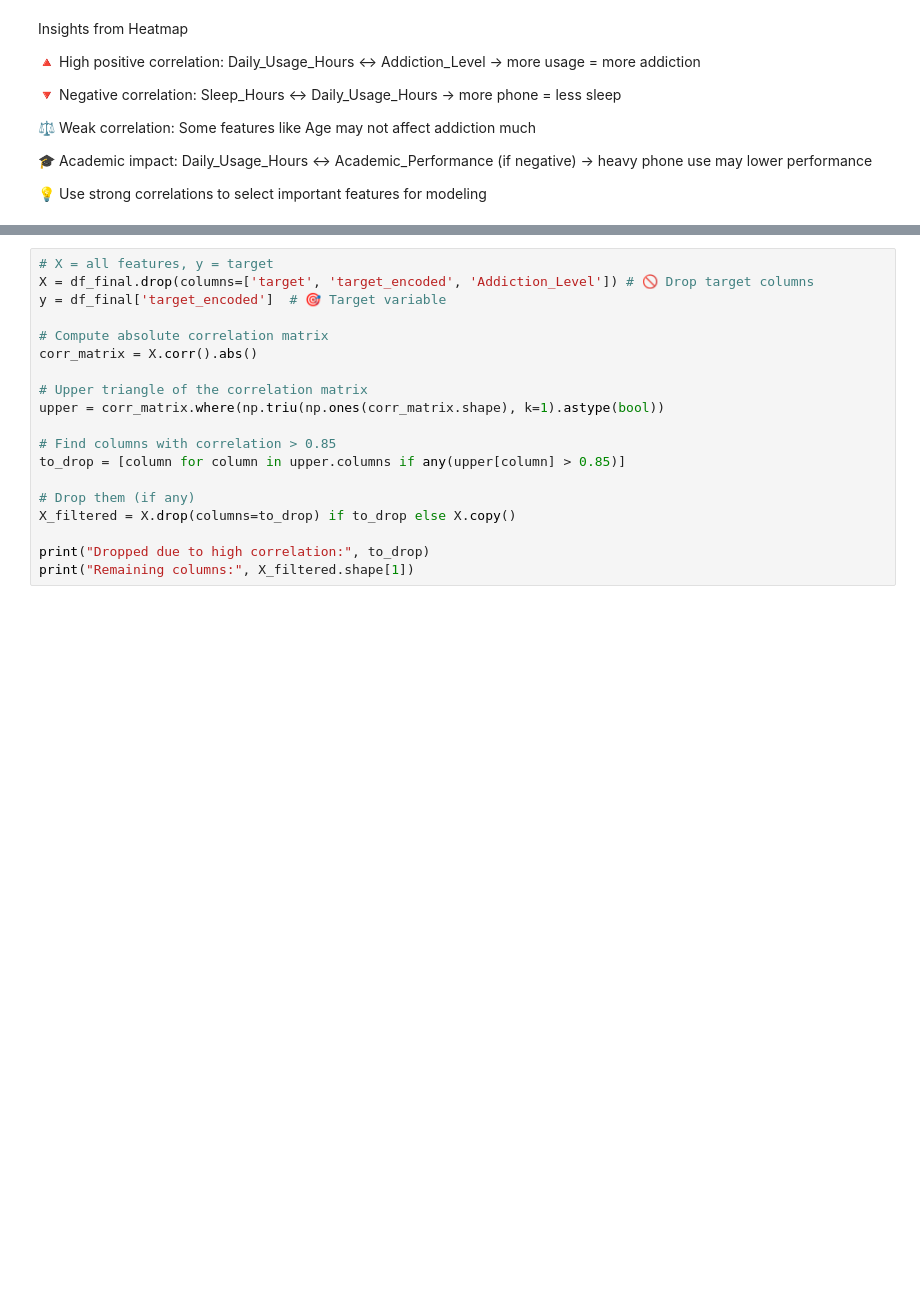
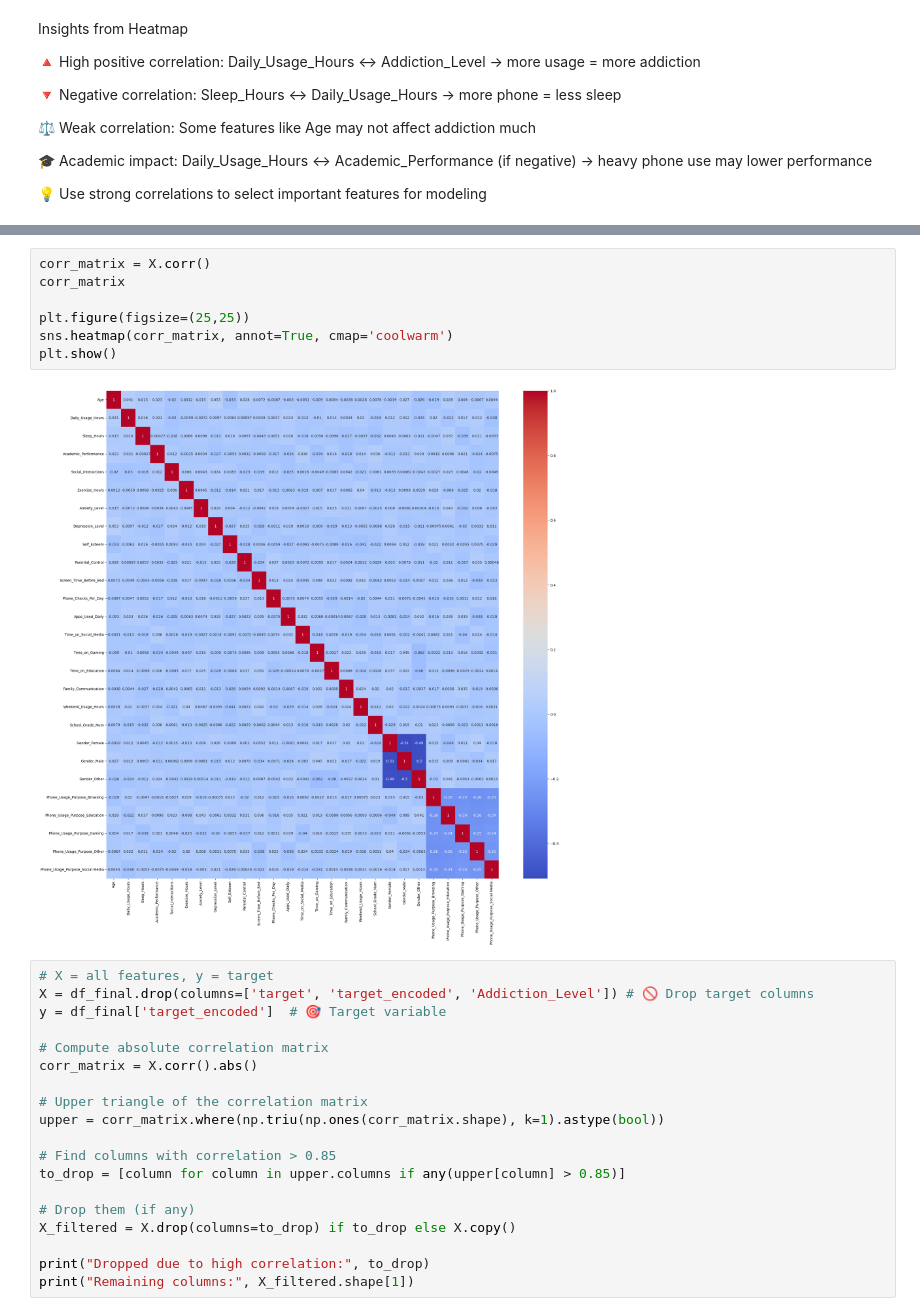
Before and after one commit to Natashaa7/Phone-Addiction-Analysis, a Jupyter notebook: TeenPhoneAddiction.ipynb, the cells around one changed output, grey strips where cells are left out. Cells and saved outputs as stored; diff of their text form; blank space fills up the shorter version.

```diff
--- a/TeenPhoneAddiction.ipynb
+++ b/TeenPhoneAddiction.ipynb
@@ -770,3 +790,12 @@ Insights from Heatmap
+# %%
+corr_matrix = X.corr()
+corr_matrix
+
+plt.figure(figsize=(25,25))
+sns.heatmap(corr_matrix, annot=True, cmap='coolwarm')
+plt.show()
+# %% [output]
+[figure, added]
 # %%
 # X = all features, y = target
 X = df_final.drop(columns=['target', 'target_encoded', 'Addiction_Level']) # 🚫 Drop target columns
```
Also changed, not shown: parts of 47 cells of this notebook.
